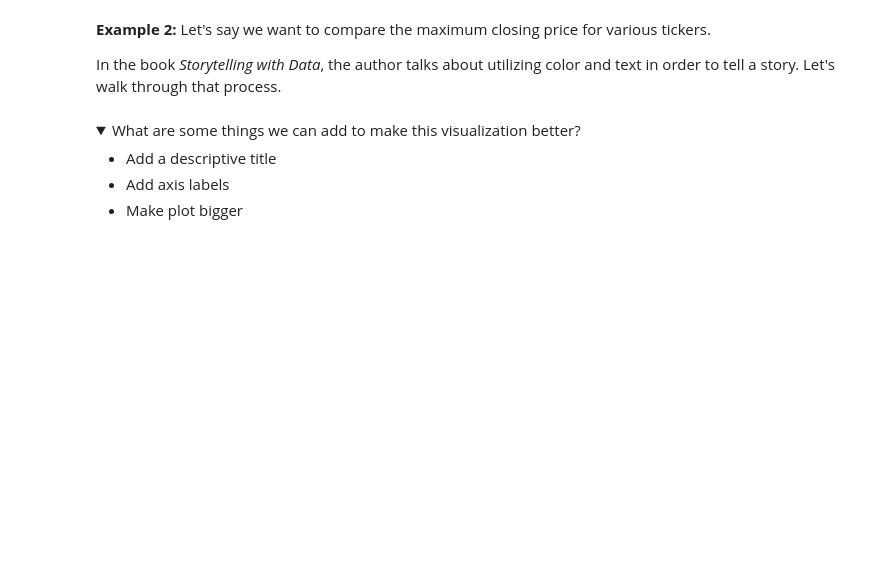
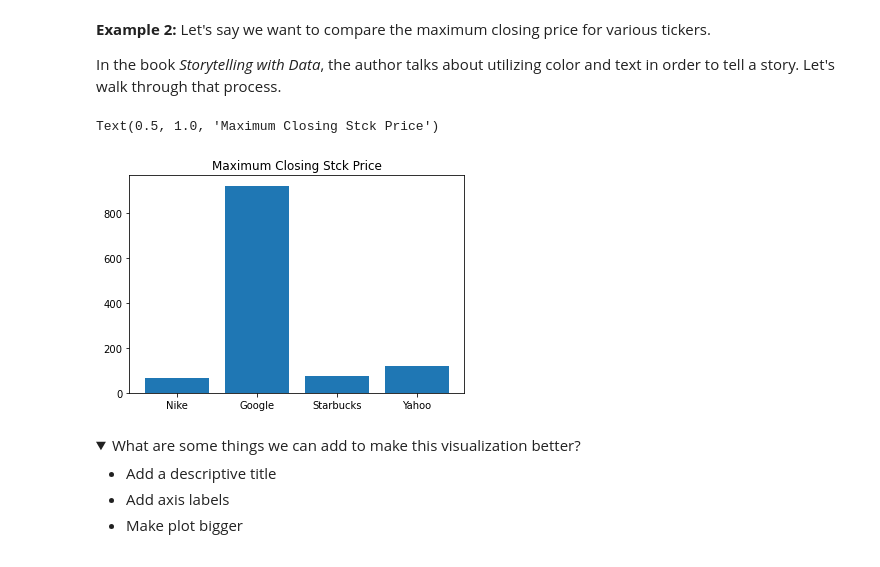
Before and after one commit to samar22basel/ITE_Machine_Learning_Workshop, a Jupyter notebook: Notebook/Lesson-principles-data-visualization/lesson-principles-data-visualization-part1-noelle/starter-code.ipynb, the cells around one changed output. Cells and saved outputs as stored; diff of their text form; code cells hidden in the pictures; folded sections open; blank space fills up the shorter version.

```diff
--- a/Notebook/Lesson-principles-data-visualization/lesson-principles-data-visualization-part1-noelle/starter-code.ipynb
+++ b/Notebook/Lesson-principles-data-visualization/lesson-principles-data-visualization-part1-noelle/starter-code.ipynb
@@ -125,9 +172,14 @@ Let's compare multiple numbers in a bar chart.
 In the book *Storytelling with Data*, the author talks about utilizing color and text in order to tell a story. Let's walk through that process.
 # %%
 # find the maximum closing price
+
+max_nke = stocks[stocks['ticker']== 'NKE']['close'].max()
 # %%
 # maximum closing price
+max_goog = stocks[stocks['ticker']== 'GOOG']['close'].max()
 # %%
 # maximum closing price
+max_sbux = stocks[stocks['ticker']== 'SBUX']['close'].max()
 # %%
 # maximum closing price
+max_yhoo = stocks[stocks['ticker']== 'YHOO']['close'].max()
@@ -136,3 +186,14 @@ In the book *Storytelling with Data*, the author talks about utilizing color and
+# %%
+# plot it
+
+plt.bar(['Nike','Google','Starbucks','Yahoo'],
+           [max_nke,max_goog,max_sbux,max_yhoo])
+
+
+plt.title('Maximum Closing Stck Price')
+# %% [output]
+Text(0.5, 1.0, 'Maximum Closing Stck Price')
+[figure, added]
 # %% [markdown]
 <details><summary>What are some things we can add to make this visualization better?</summary>
 
```
Also changed, not shown: parts of 18 cells of this notebook, 1 other file.
